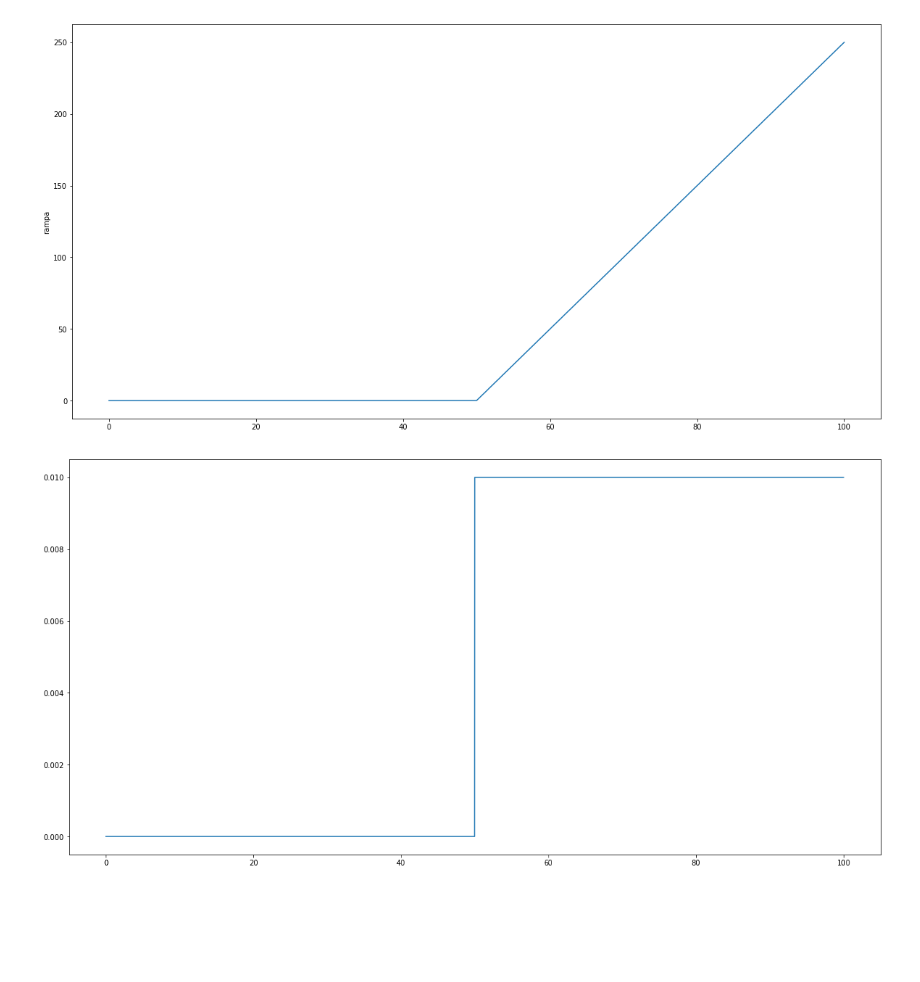
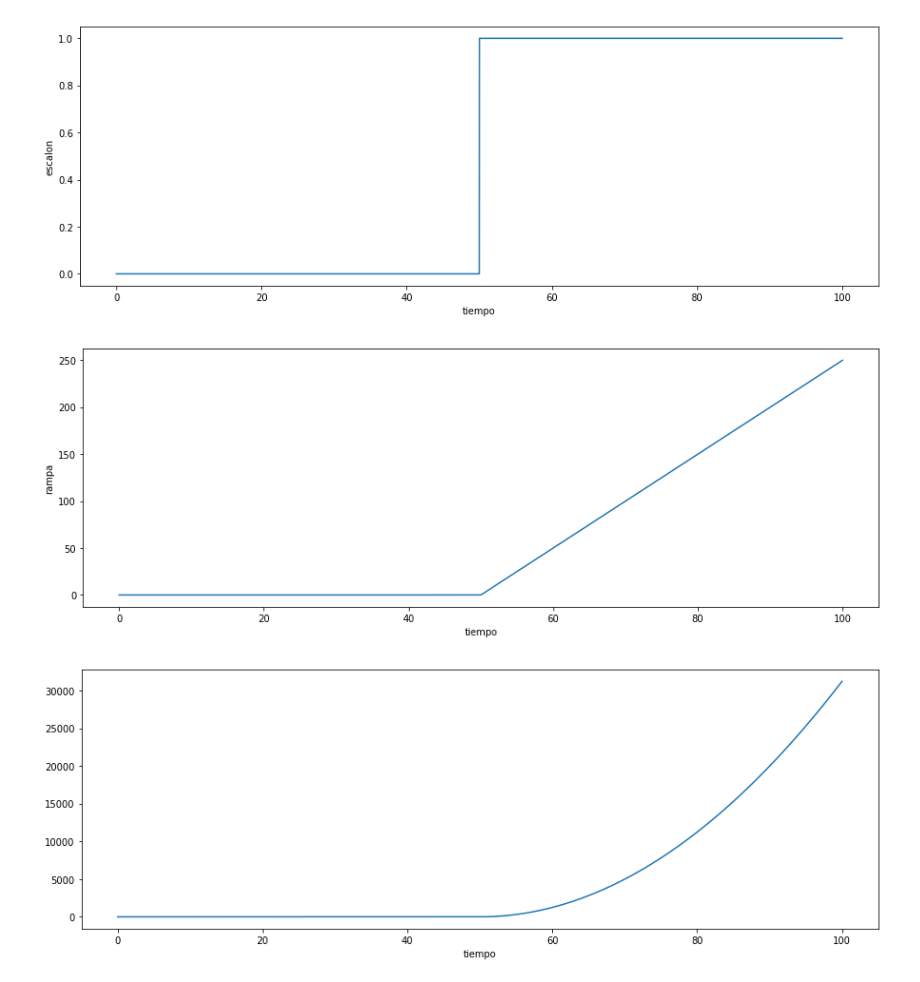
Before and after one commit to LTarazona/py_examples, a Jupyter notebook: dsp.ipynb, the cells around one changed output. Saved outputs shown, nothing was run; the diff lists cells and outputs as text; code cells hidden in the pictures; blank space fills up the shorter version.

```diff
--- a/dsp.ipynb
+++ b/dsp.ipynb
@@ -26,37 +26,49 @@ class DSP:
         return output;
     def integrate2 (self):
         output = np.full((self.samples,1),0.1);
-        output[0] = self.signal[0]
+        output[0] = self.signal[0]/(4*self.fs*self.fs)
+        output[1] = 2*output[0] + (self.signal[1]+2*self.signal[0])/(4*self.fs*self.fs)
+        for i in range(2 , self.samples):
+            output[i] = 2*output[i-1] - output[i-2] + (self.signal[i] + 2*self.signal[i-1] + self.signal[i-2])/(4*self.fs*self.fs)
+        return output;
 # %%
 import numpy as np
 import matplotlib.pyplot as plt
 
 f = 10;
 w = 2*np.pi*f;
 time_interval = 100;
 samples = 5000;
 
 #t=np.linspace(0,time_interval,samples);
 t=np.linspace(0,time_interval,samples)
 step = np.heaviside(np.linspace(-samples/2,samples/2,samples), 0.5)
 #dirac = np.zeros(samples)
 #dirac[samples/2] = 1;
 
 signal = DSP(step,samples,f);
 rampa = signal.integrate();
-#dirac = signal.derivate();
-signal2 = DSP(rampa,samples,f)
-dirac = signal2.derivate();
-plt.rcParams['figure.figsize'] = (20,10)
+cuadratica = signal.integrate2();
 
-fig1, ax = plt.subplots()
-ax.plot(t,rampa);
+plt.rcParams['figure.figsize'] = (15,5)
+
+fig0, ax = plt.subplots()
+ax.plot(t,step)
+plt.ylabel ("escalon")
+plt.xlabel("tiempo")
+plt.show
+
+fig1, bx = plt.subplots()
+bx.plot(t,rampa);
 plt.ylabel("rampa")
+plt.xlabel("tiempo")
 plt.show()
 
-fig2, bx = plt.subplots()
-bx.plot(t,dirac)
+fig2, cx = plt.subplots()
+cx.plot(t,cuadratica)
+plt.xlabel("tiempo")
 plt.show()
 # %% [output]
-[figure, old version]
+[figure, new version]
-[figure, old version]
+[figure, new version]
+[figure, added]
```
